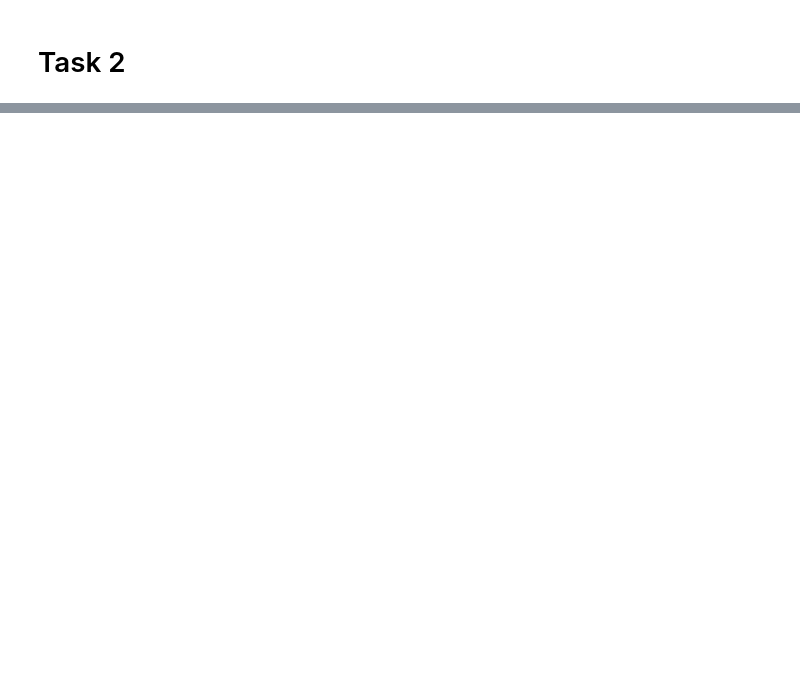
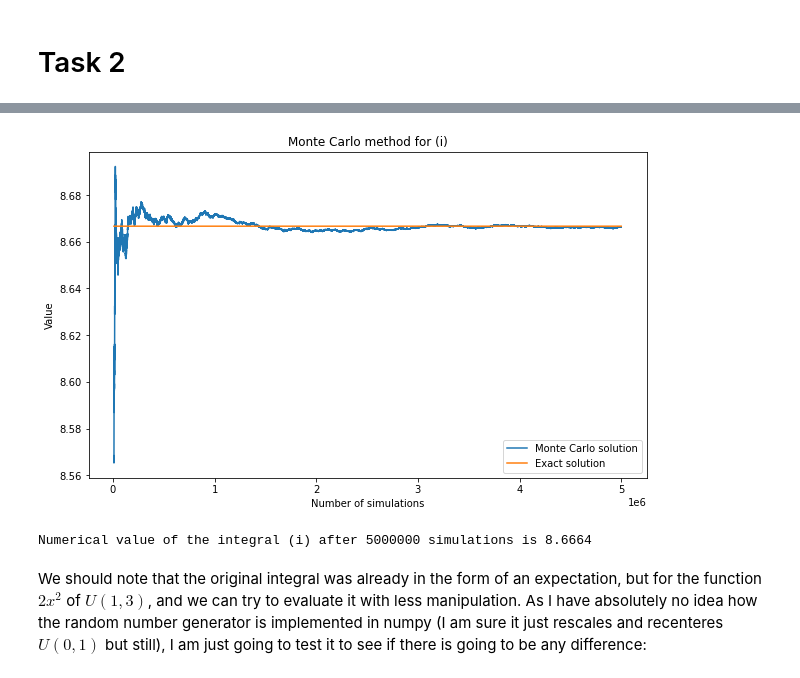
Before and after one commit to akaufman22/CQF, a Jupyter notebook: M3/Exam.ipynb, the cells around one changed output, grey strips where cells are left out. Drawn from its saved outputs; the diff is of its cells as text; code cells hidden in the pictures; blank space fills up the shorter version.

```diff
--- a/M3/Exam.ipynb
+++ b/M3/Exam.ipynb
@@ -646,0 +768,10 @@ To conclude, the argument that asian options are used when one needs to cheapen
+# %%
+for n in [10, 50, 100]:
+    x, y = numerical_solution(n)
+    plt.figure(figsize=(10, 6))
+    plt.plot(x, analytical_solution(x) -  y, label='Difference between analytical and numerical solutions')
+    plt.legend(loc='lower right', frameon=True)
+    plt.title('Error for n=' + str(n))
+    plt.xlabel('x')
+    plt.ylabel('y')
+    plt.show()
@@ -646,0 +859,24 @@ To conclude, the argument that asian options are used when one needs to cheapen
+# %%
+def func_i(y):
+    return 2 * ((2 * y + 1) ** 2)
+
+N = 5000000
+np.random.seed(42)
+
+vector_i = func_i(np.random.uniform(0, 1, N))
+
+plt.figure(figsize=(10, 6))
+plt.plot(np.arange(1, N + 1)[10000:],  (vector_i.cumsum() / np.arange(1, N + 1))[10000:],
+         label="Monte Carlo solution")
+plt.plot(np.arange(1, N + 1)[10000:], [26 / 3] * len(np.arange(1, N + 1)[10000:]), label='Exact solution')
+plt.legend(loc='lower right', frameon=True)
+plt.title('Monte Carlo method for (i)')
+plt.xlabel('Number of simulations')
+plt.ylabel('Value')
+plt.show()
+print("Numerical value of the integral (i) after %d simulations is %.4f" % (N, vector_i.mean()))
+# %% [output]
+[figure, added]
+Numerical value of the integral (i) after 5000000 simulations is 8.6664
+# %% [markdown]
+We should note that the original integral was already in the form of an expectation, but for the function $2x^2$ of $U(1,3)$, and we can try to evaluate it with less manipulation. As I have absolutely no idea how the random number generator is implemented in numpy (I am sure it just rescales and recenteres $U(0,1)$ but still), I am just going to test it to see if there is going to be any difference:
```
Also changed, not shown: parts of 42 cells of this notebook.
